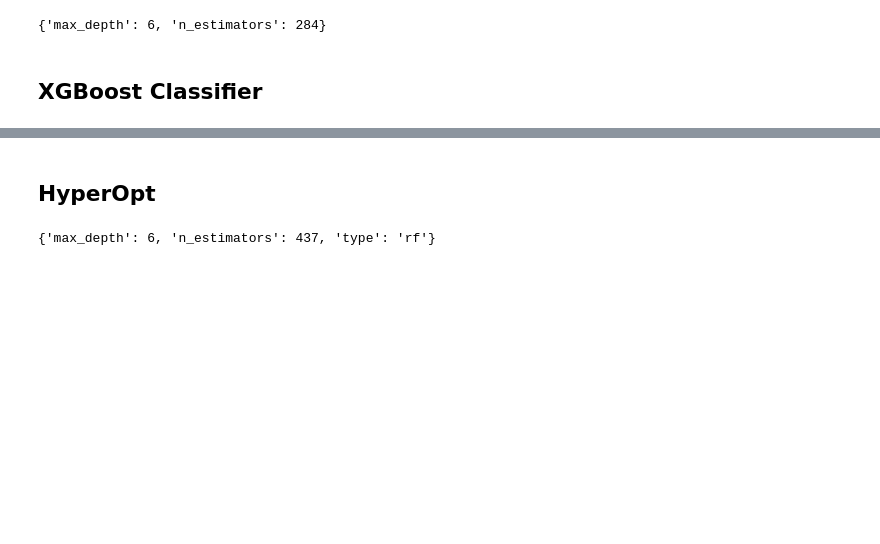
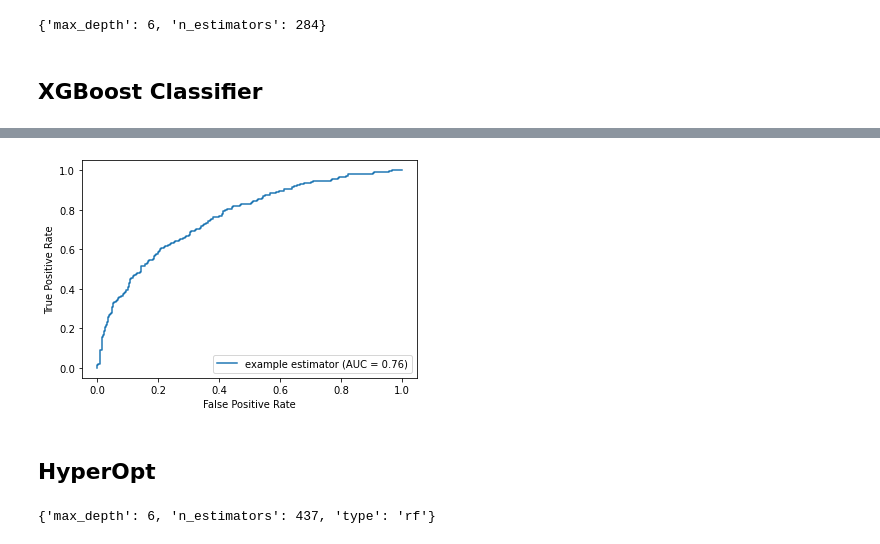
Before and after one commit to JohnsonJDDJ/zilean, a Jupyter notebook: models.ipynb, the cells around one changed output, grey strips where cells are left out. Drawn from its saved outputs; the diff is of its cells as text; code cells hidden in the pictures; blank space fills up the shorter version.

```diff
--- a/models.ipynb
+++ b/models.ipynb
@@ -63,10 +63,25 @@ grid.best_params_
 ## XGBoost Classifier
 # %%
 from xgboost import XGBClassifier
-# %%
-xgb = XGBClassifier(eval_metric="logloss", use_label_encoder=False, verbosity=0, silent=True, random_state=42)
-param_grid = {"n_estimators": np.linspace(80, 400, 20).astype(int),
-              "colsample_bytree": [0.4, 0.5],
-              "max_depth": [6, 7, 8]}
-grid = GridSearchCV(xgb, param_grid, scoring="accuracy", verbose=3, cv=5, n_jobs=-1)
-grid.fit(X_train, y_train)
+# %%
+RETRAIN = True
+xgb_file = "models/xgb_cv.pkl"
+
+if os.path.exists(xgb_file) and not RETRAIN:
+    with open(xgb_file, "rb") as f:
+        grid = pickle.load(f)
+    print("Succesfully loaded cached gridCV result.")
+
+else:
+    xgb = XGBClassifier(eval_metric="logloss", use_label_encoder=False, verbosity=0, silent=True, random_state=42)
+    param_grid = {"n_estimator": (10**np.linspace(1, 2.7, 15)).astype(int),
+                  "subsample": [0.2, 0.4, 0.6, 0.8],
+                  "colsample_bytree": [0.2, 0.4, 0.6, 0.8],
+                  "colsample_bylevel": [0.2, 0.4, 0.6, 0.8],
+                  "min_child_weight" : [1, 5, 10],
+                  "max_depth": [2, 5, 10, 15, 20],}
+    grid = GridSearchCV(xgb, param_grid, scoring="accuracy", verbose=3, cv=5, n_jobs=5)
+    grid.fit(X_train, y_train)
+
+    with open(xgb_file, "wb") as f:
+            pickle.dump(grid, f)
@@ -73,3 +106,4 @@ grid.fit(X_train, y_train)
 # %%
 xgb_cv_result = pd.DataFrame(grid.cv_results_)
+final_xgb = grid.best_estimator_
 xgb_cv_result.sort_values("mean_test_score", ascending=False)
@@ -76,3 +124,7 @@ xgb_cv_result.sort_values("mean_test_score", ascending=False)
+# %%
+plot_roc_curve(y_test, final_xgb.predict_proba(X_test)[:,1])
+# %% [output]
+[figure, added]
 # %% [markdown]
 ## HyperOpt
 # %%
```
Also changed, not shown: parts of 2 cells of this notebook, 1 other file.
